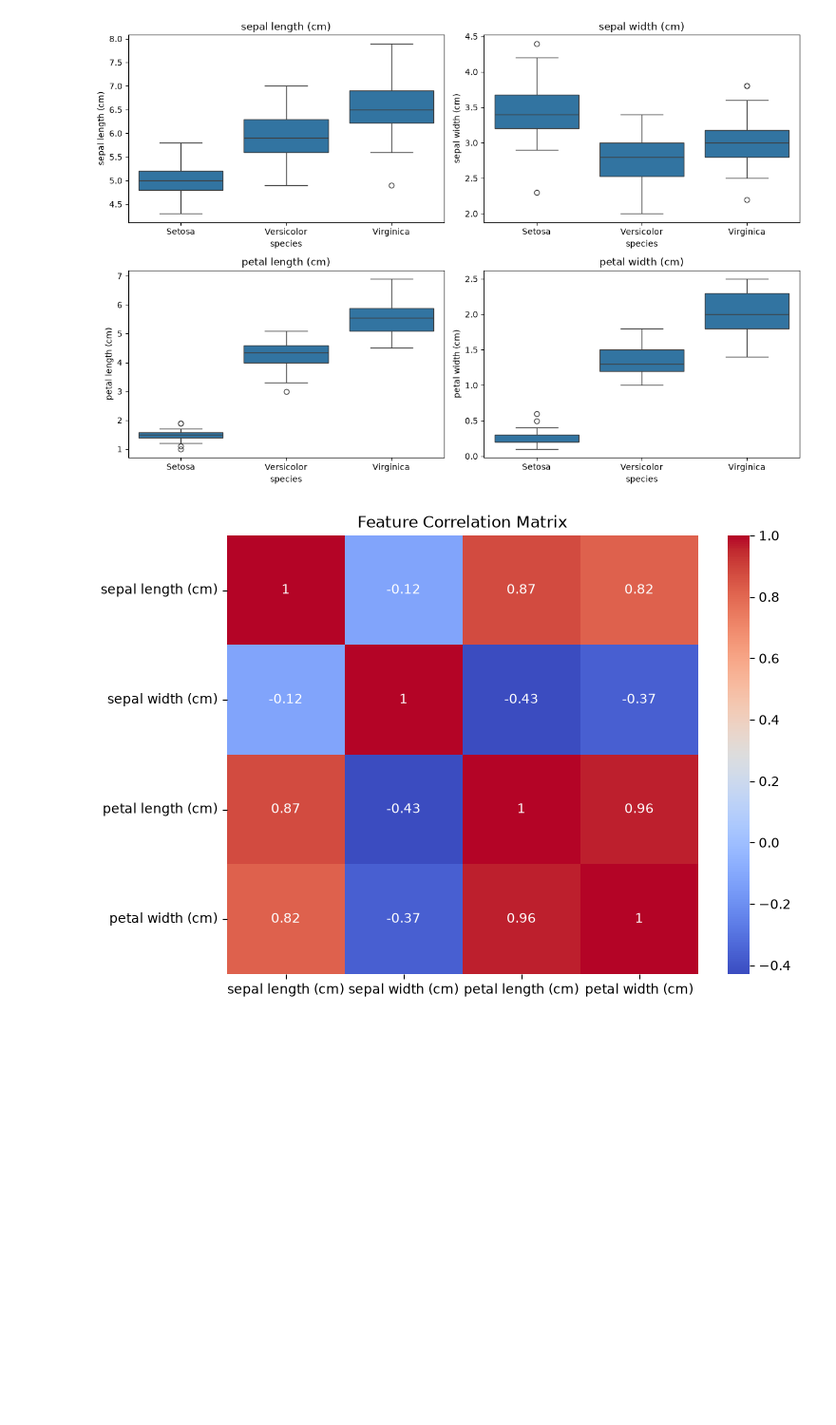
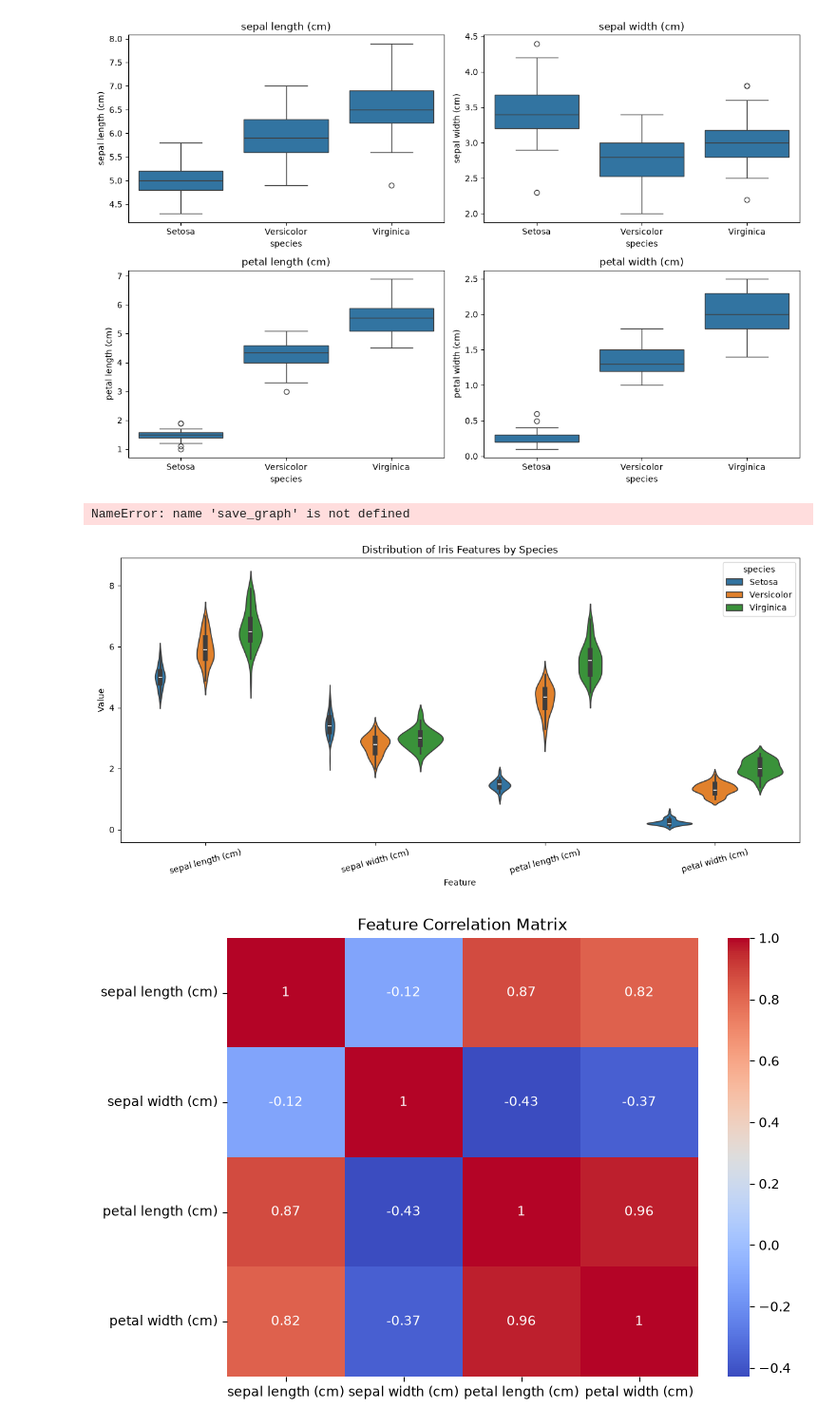
Before and after one commit to Shakk03/OIBSIP, a Jupyter notebook: DataScience-Task1-IrisFlowerClassification/iris_classification.ipynb, the cells around one changed output. Shown at 95% size. Drawn from its saved outputs; the diff is of its cells as text; code cells hidden in the pictures; blank space fills up the shorter version.

Commit message:
Add violin plot to Iris classification

```diff
--- a/DataScience-Task1-IrisFlowerClassification/iris_classification.ipynb
+++ b/DataScience-Task1-IrisFlowerClassification/iris_classification.ipynb
@@ -152,6 +152,31 @@ plt.tight_layout()
 plt.show()
 # %% [output]
 [figure]
+# %%
+plt.figure(figsize=(12, 6))
+
+df_melted = df.melt(
+    id_vars="species",
+    var_name="Feature",
+    value_name="Value"
+)
+
+sns.violinplot(
+    data=df_melted,
+    x="Feature",
+    y="Value",
+    hue="species"
+)
+
+plt.title("Distribution of Iris Features by Species")
+plt.xticks(rotation=15)
+plt.tight_layout()
+
+
+plt.show()
+# %% [output]
+NameError: name 'save_graph' is not defined
+[figure, added]
 # %%
 # Correlation heatmap for numerical features
 
```
Also changed, not shown: 1 other file.
